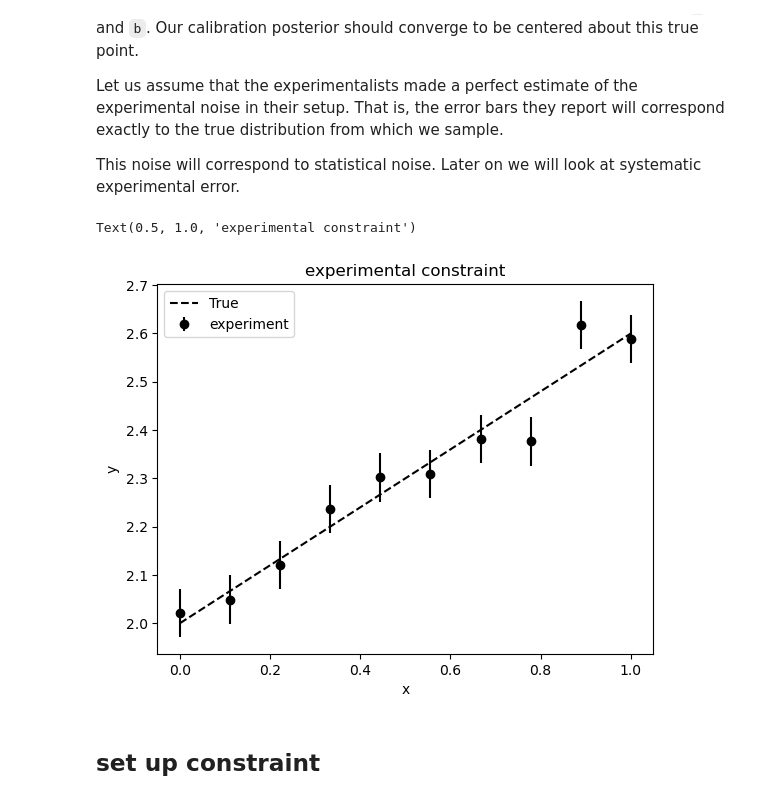
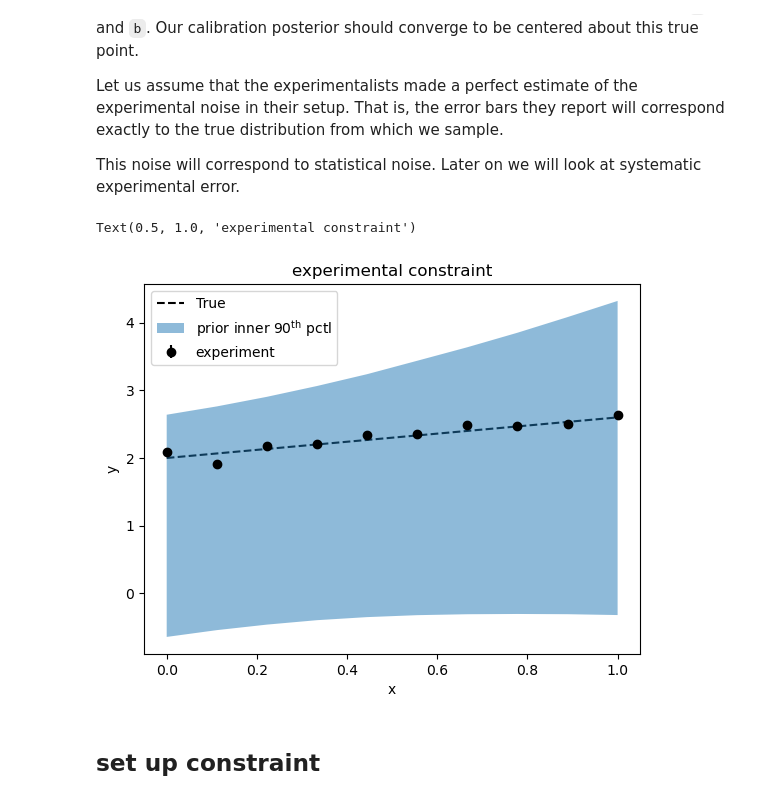
Before and after one commit to beykyle/rxmc, a Jupyter notebook: examples/linear_calibration_demo.ipynb, the cells around one changed output. Cells and saved outputs as stored; diff of their text form; code cells hidden in the pictures.

```diff
--- a/examples/linear_calibration_demo.ipynb
+++ b/examples/linear_calibration_demo.ipynb
@@ -14,7 +38,7 @@ from scipy import stats
 # %%
 params = [
-    rxmc.params.Parameter("b", float, "[y-units]"),
-    rxmc.params.Parameter("m", float, "[no-units]"),
+    rxmc.params.Parameter("b", float, "y-units"),
+    rxmc.params.Parameter("m", float, "no-units"),
 ]
 # %% [markdown]
 ## make the model
@@ -37,15 +81,15 @@ prior_mean = OrderedDict(
 )
 prior_std_dev = OrderedDict(
     [
-        ("m", 0.1),
-        ("b", 0.3),
+        ("m", 1),
+        ("b", 1),
     ]
 )
 # %%
 covariance = np.diag(list(prior_std_dev.values())) ** 2
 mean = np.array(list(prior_mean.values()))
 # %%
-n_prior_samples = 10000
+n_prior_samples = 100000
 prior_distribution = stats.multivariate_normal(mean, covariance)
 prior_samples = prior_distribution.rvs(size=n_prior_samples)
 # %%
@@ -86,30 +132,40 @@ rng = np.random.default_rng(13)
 # %%
 true_params = OrderedDict(
     [
         ("m", 0.6),
         ("b", 2),
     ]
 )
 
 noise = 0.05
 y_exp = my_model(true_params) + rng.normal(scale=noise, size=len(my_model.x))
-y_exp_err = noise * np.ones_like(y_exp) # noise is just a constant fraction of y
+y_exp_err = noise * np.ones_like(y_exp)  # noise is just a constant fraction of y
 plt.errorbar(
     my_model.x,
     y_exp,
     y_exp_err,
     color="k",
     marker="o",
     linestyle="none",
     label="experiment",
 )
 plt.plot(my_model.x, my_model(true_params), "k--", label=True)
 plt.xlabel("x")
 plt.ylabel("y")
+
+plt.fill_between(
+    my_model.x,
+    lower,
+    upper,
+    alpha=0.5,
+    zorder=2,
+    label=r"prior inner 90$^\text{th}$ pctl",
+)
+
 plt.legend()
 plt.title("experimental constraint")
 # %% [output]
 Text(0.5, 1.0, 'experimental constraint')
-[figure, old version]
+[figure, new version]
 # %% [markdown]
 ## set up constraint
```
Also changed, not shown: parts of 27 cells of this notebook, 2 other files.
